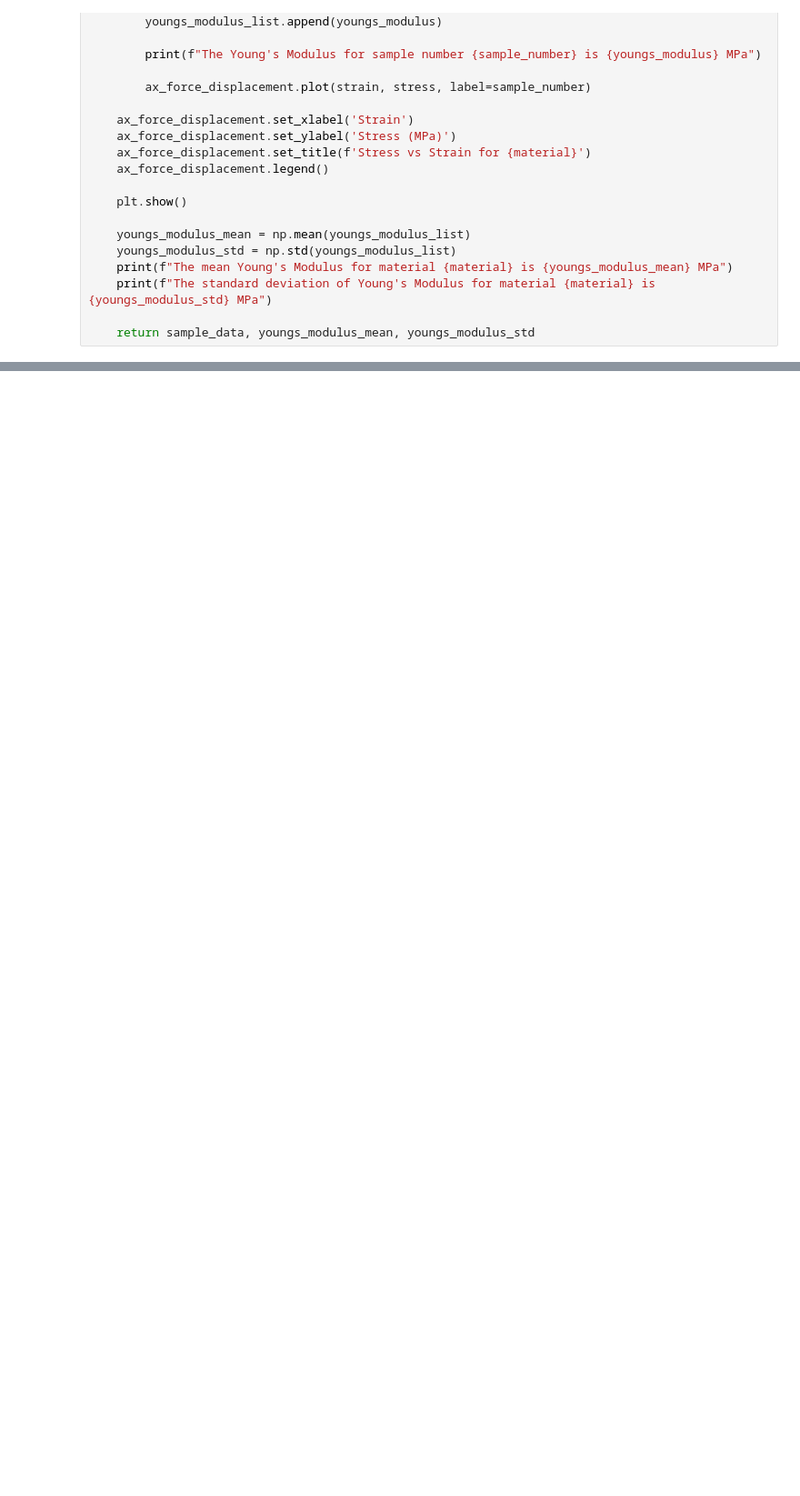
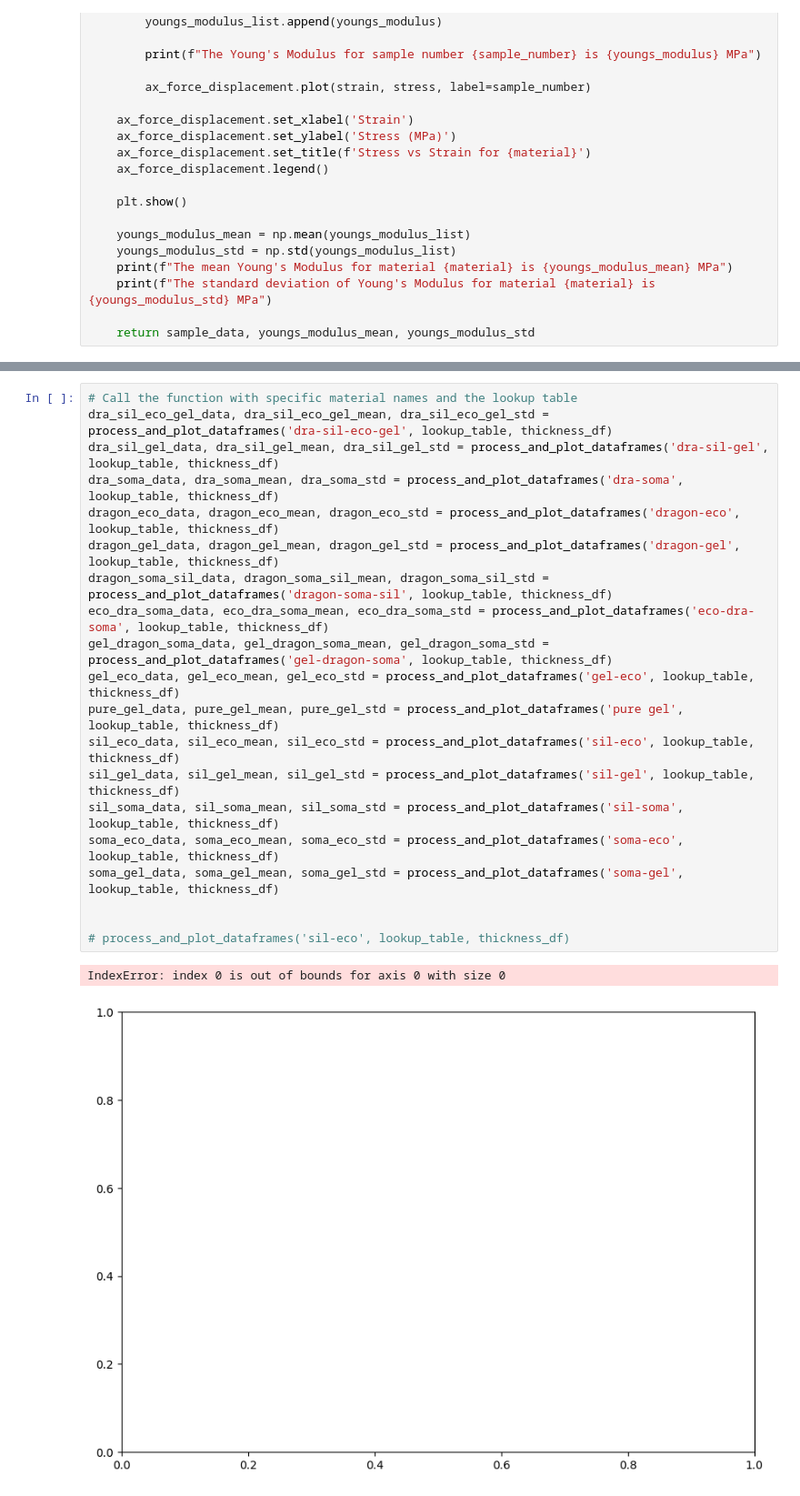
Before and after one commit to te5msride/materials_comparison, a Jupyter notebook: materials_comparison_fix.ipynb, the cells around one changed output, grey strips where cells are left out. Shown: that part at 91% size. Cells and saved outputs as stored; diff of their text form; blank space fills up the shorter version.

Commit message:
need thicknesses

```diff
--- a/materials_comparison_fix.ipynb
+++ b/materials_comparison_fix.ipynb
@@ -342,3 +278,26 @@ The standard deviation of Young's Modulus for material dragon-soma-sil is 0.1872
+# %%
+# Call the function with specific material names and the lookup table
+dra_sil_eco_gel_data, dra_sil_eco_gel_mean, dra_sil_eco_gel_std = process_and_plot_dataframes('dra-sil-eco-gel', lookup_table, thickness_df)
+dra_sil_gel_data, dra_sil_gel_mean, dra_sil_gel_std = process_and_plot_dataframes('dra-sil-gel', lookup_table, thickness_df)
+dra_soma_data, dra_soma_mean, dra_soma_std = process_and_plot_dataframes('dra-soma', lookup_table, thickness_df)
+dragon_eco_data, dragon_eco_mean, dragon_eco_std = process_and_plot_dataframes('dragon-eco', lookup_table, thickness_df)
+dragon_gel_data, dragon_gel_mean, dragon_gel_std = process_and_plot_dataframes('dragon-gel', lookup_table, thickness_df)
+dragon_soma_sil_data, dragon_soma_sil_mean, dragon_soma_sil_std = process_and_plot_dataframes('dragon-soma-sil', lookup_table, thickness_df)
+eco_dra_soma_data, eco_dra_soma_mean, eco_dra_soma_std = process_and_plot_dataframes('eco-dra-soma', lookup_table, thickness_df)
+gel_dragon_soma_data, gel_dragon_soma_mean, gel_dragon_soma_std = process_and_plot_dataframes('gel-dragon-soma', lookup_table, thickness_df)
+gel_eco_data, gel_eco_mean, gel_eco_std = process_and_plot_dataframes('gel-eco', lookup_table, thickness_df)
+pure_gel_data, pure_gel_mean, pure_gel_std = process_and_plot_dataframes('pure gel', lookup_table, thickness_df)
+sil_eco_data, sil_eco_mean, sil_eco_std = process_and_plot_dataframes('sil-eco', lookup_table, thickness_df)
+sil_gel_data, sil_gel_mean, sil_gel_std = process_and_plot_dataframes('sil-gel', lookup_table, thickness_df)
+sil_soma_data, sil_soma_mean, sil_soma_std = process_and_plot_dataframes('sil-soma', lookup_table, thickness_df)
+soma_eco_data, soma_eco_mean, soma_eco_std = process_and_plot_dataframes('soma-eco', lookup_table, thickness_df)
+soma_gel_data, soma_gel_mean, soma_gel_std = process_and_plot_dataframes('soma-gel', lookup_table, thickness_df)
+
+
+# process_and_plot_dataframes('sil-eco', lookup_table, thickness_df)
+# %% [output]
+IndexError: index 0 is out of bounds for axis 0 with size 0
+[figure, added]
 # %%
 import random
 
```
Also changed, not shown: parts of 6 cells of this notebook, 2 other files.
